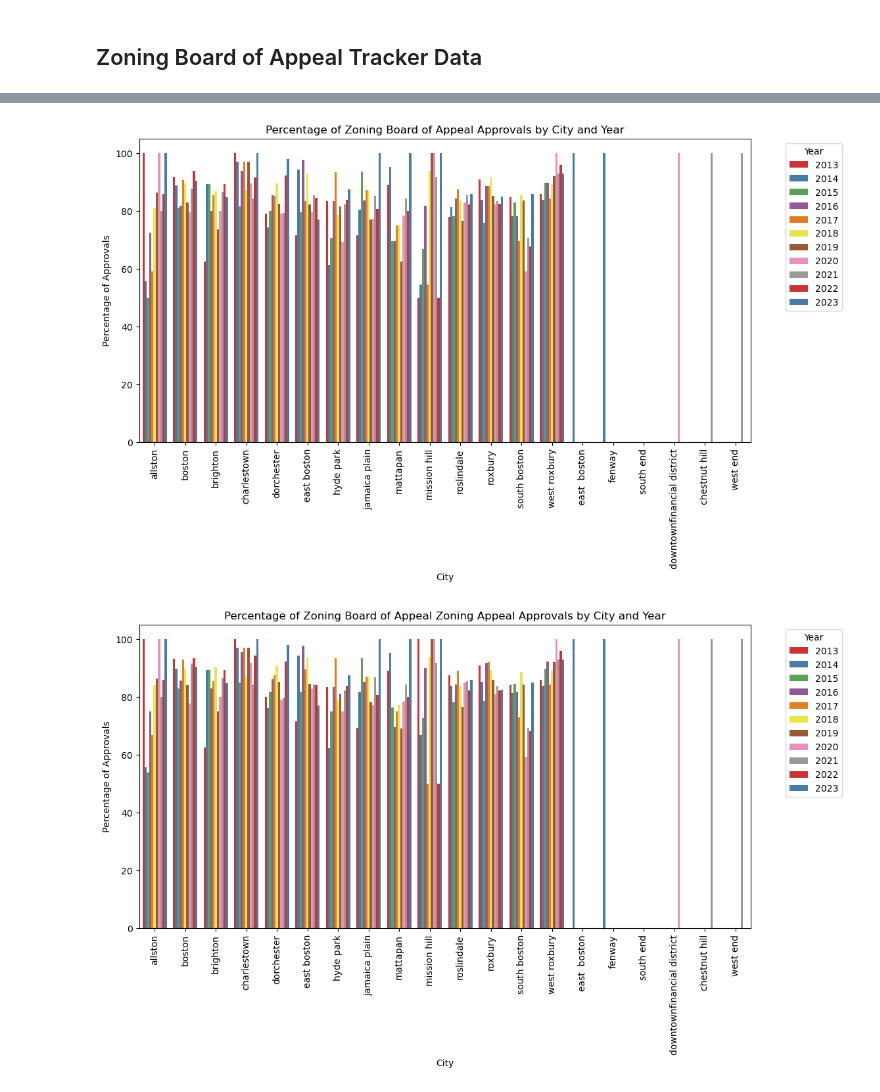
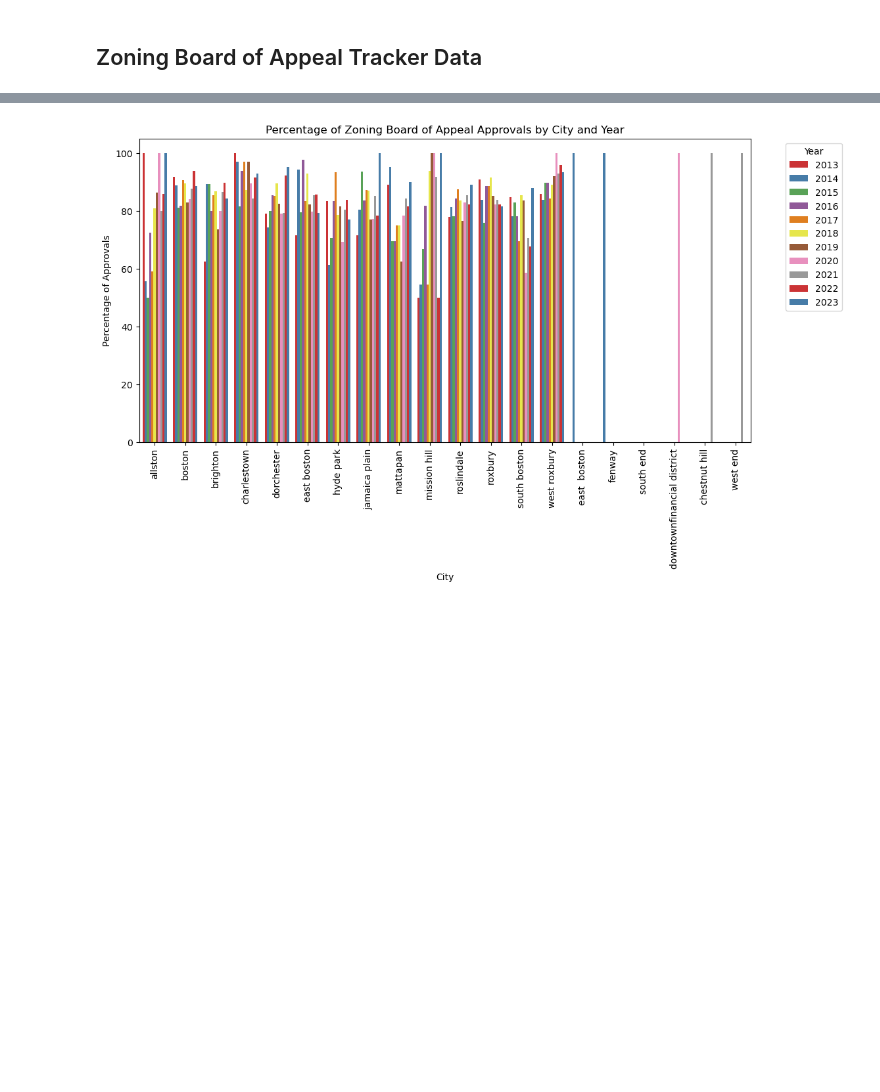
Before and after one commit to BU-Spark/ds-boston-permitting, a Jupyter notebook: fa23-team-c/Code/zoning_EDA.ipynb, the cells around one changed output, grey strips where cells are left out. Drawn from its saved outputs; the diff is of its cells as text; code cells hidden in the pictures; blank space fills up the shorter version.

```diff
--- a/fa23-team-c/Code/zoning_EDA.ipynb
+++ b/fa23-team-c/Code/zoning_EDA.ipynb
@@ -257,32 +258,17 @@ plt.show()
 # %%
 building_permits = data[data['appeal_type'] == 'Building']#only data where appeal type is building
 
 grouped_c = data.groupby(['year', 'city', 'decision']).size().unstack(fill_value=0).reset_index()
 grouped_c['total'] = grouped_c['Approved'] + grouped_c['AppProv'] + grouped_c['Denied'] + grouped_c['DeniedPrej'] + grouped_c['Withdrawn']
 grouped_c['approval_percent'] = ((grouped_c['Approved']+grouped_c['AppProv'])/grouped_c['total'])*100
 
 plt.figure(figsize=(12, 6))
 sns.barplot(data=grouped_c, x='city', y='approval_percent', hue='year', palette='Set1')
 plt.title('Percentage of Zoning Board of Appeal Approvals by City and Year')
 plt.xticks(rotation=90)
 plt.xlabel('City')
 plt.ylabel('Percentage of Approvals')
 plt.legend(title='Year', bbox_to_anchor=(1.05, 1), loc='upper left')
 plt.show()
-
-
-grouped_c = zoning_permits.groupby(['year', 'city', 'decision']).size().unstack(fill_value=0).reset_index()
-grouped_c['total'] = grouped_c['Approved'] + grouped_c['AppProv'] + grouped_c['Denied'] + grouped_c['DeniedPrej'] + grouped_c['Withdrawn']
-grouped_c['approval_percent'] = ((grouped_c['Approved']+grouped_c['AppProv'])/grouped_c['total'])*100
-
-plt.figure(figsize=(12, 6))
-sns.barplot(data=grouped_c, x='city', y='approval_percent', hue='year', palette='Set1')
-plt.title('Percentage of Zoning Board of Appeal Zoning Appeal Approvals by City and Year')
-plt.xticks(rotation=90)
-plt.xlabel('City')
-plt.ylabel('Percentage of Approvals')
-plt.legend(title='Year', bbox_to_anchor=(1.05, 1), loc='upper left')
-plt.show()
 # %% [output]
-[figure, old version]
+[figure, new version]
-[figure, removed]
```
Also changed, not shown: parts of 6 cells of this notebook, 3 other files.
